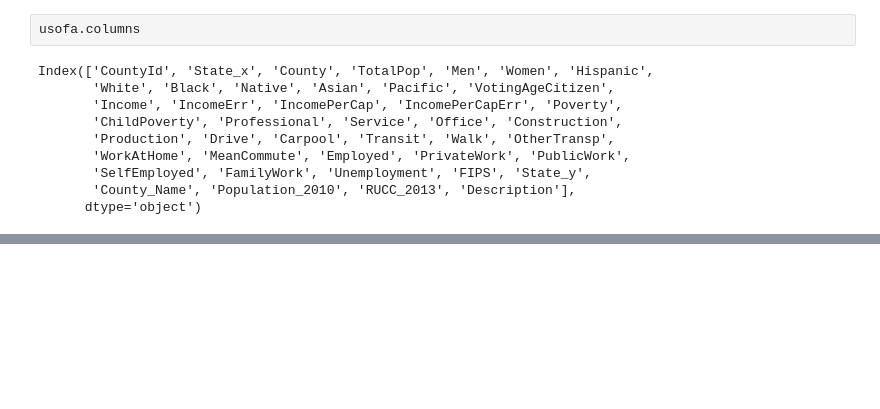
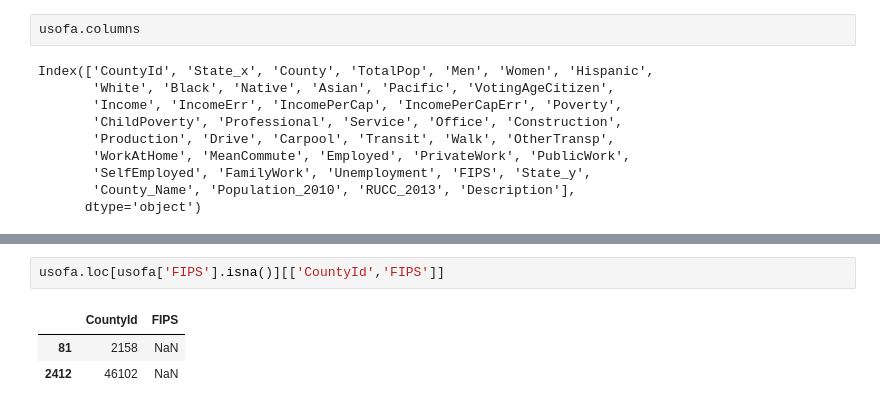
Before and after one commit to vharkar/305-virginia-census-data, a Jupyter notebook: assets/pandas_eda.ipynb, the cells around one changed output, grey strips where cells are left out. Cells and saved outputs as stored; diff of their text form; blank space fills up the shorter version.

```diff
--- a/assets/pandas_eda.ipynb
+++ b/assets/pandas_eda.ipynb
@@ -168,0 +212,6 @@ state['Income'].max()
+# %%
+usofa.loc[usofa['FIPS'].isna()][['CountyId','FIPS']]
+# %% [output]
+|  | CountyId | FIPS |
+| 81 | 2158 | NaN |
+| 2412 | 46102 | NaN |
```
Also changed, not shown: parts of 16 cells of this notebook, 1 other file.
